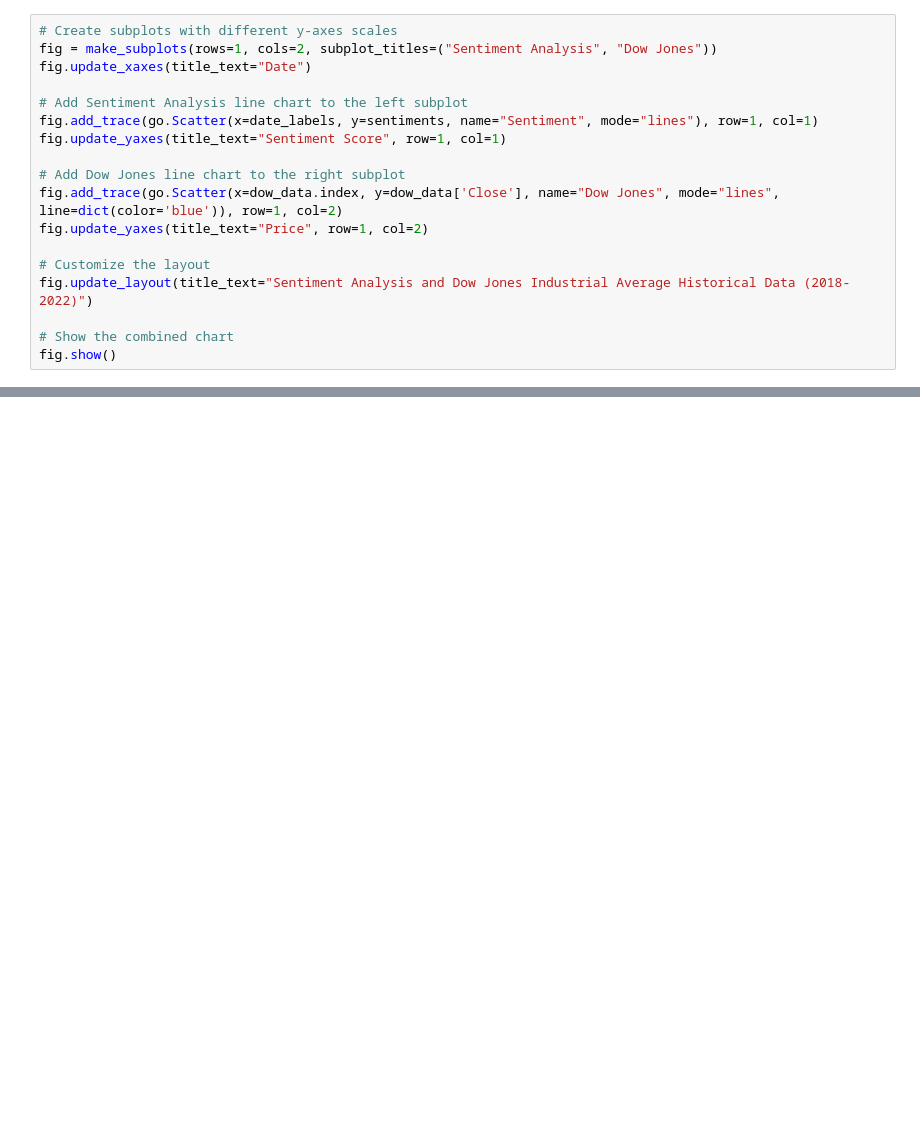
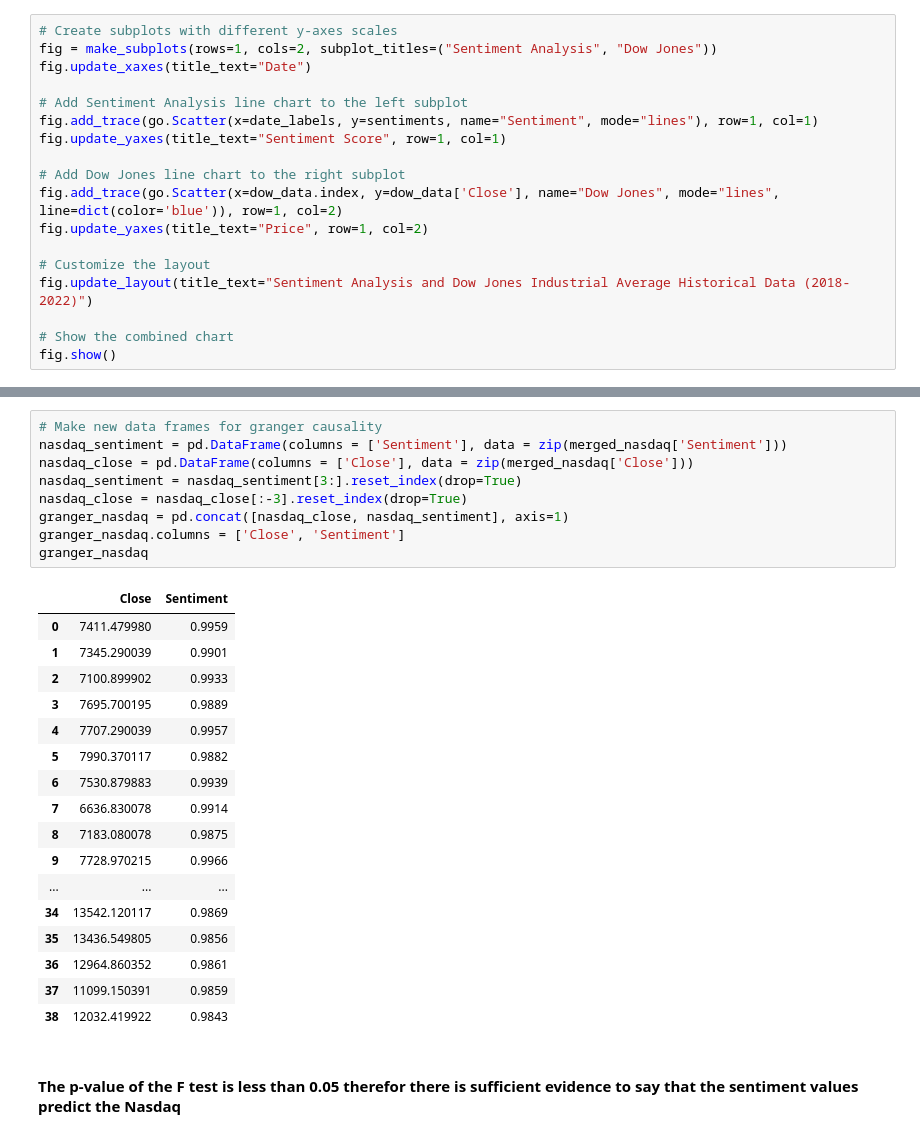
Before and after one commit to reynoldsbrent/Fed-Meeting-Minutes-Causal-Analysis, a Jupyter notebook: analysis.ipynb, the cells around one changed output, grey strips where cells are left out. Cells and saved outputs as stored; diff of their text form; blank space fills up the shorter version.

```diff
--- a/analysis.ipynb
+++ b/analysis.ipynb
@@ -281,0 +391,29 @@ Correlation between Sentiment and Dow Jones: 0.09015937061054301
+# %%
+# Make new data frames for granger causality
+nasdaq_sentiment = pd.DataFrame(columns = ['Sentiment'], data = zip(merged_nasdaq['Sentiment']))
+nasdaq_close = pd.DataFrame(columns = ['Close'], data = zip(merged_nasdaq['Close']))
+nasdaq_sentiment = nasdaq_sentiment[3:].reset_index(drop=True)
+nasdaq_close = nasdaq_close[:-3].reset_index(drop=True)
+granger_nasdaq = pd.concat([nasdaq_close, nasdaq_sentiment], axis=1)
+granger_nasdaq.columns = ['Close', 'Sentiment']
+granger_nasdaq
+# %% [output]
+|  | Close | Sentiment |
+| 0 | 7411.479980 | 0.9959 |
+| 1 | 7345.290039 | 0.9901 |
+| 2 | 7100.899902 | 0.9933 |
+| 3 | 7695.700195 | 0.9889 |
+| 4 | 7707.290039 | 0.9957 |
+| 5 | 7990.370117 | 0.9882 |
+| 6 | 7530.879883 | 0.9939 |
+| 7 | 6636.830078 | 0.9914 |
+| 8 | 7183.080078 | 0.9875 |
+| 9 | 7728.970215 | 0.9966 |
+| ... | ... | ... |
+| 34 | 13542.120117 | 0.9869 |
+| 35 | 13436.549805 | 0.9856 |
+| 36 | 12964.860352 | 0.9861 |
+| 37 | 11099.150391 | 0.9859 |
+| 38 | 12032.419922 | 0.9843 |
+# %% [markdown]
+#### The p-value of the F test is less than 0.05 therefor there is sufficient evidence to say that the sentiment values predict the Nasdaq
```
Also changed, not shown: parts of 12 cells of this notebook.
